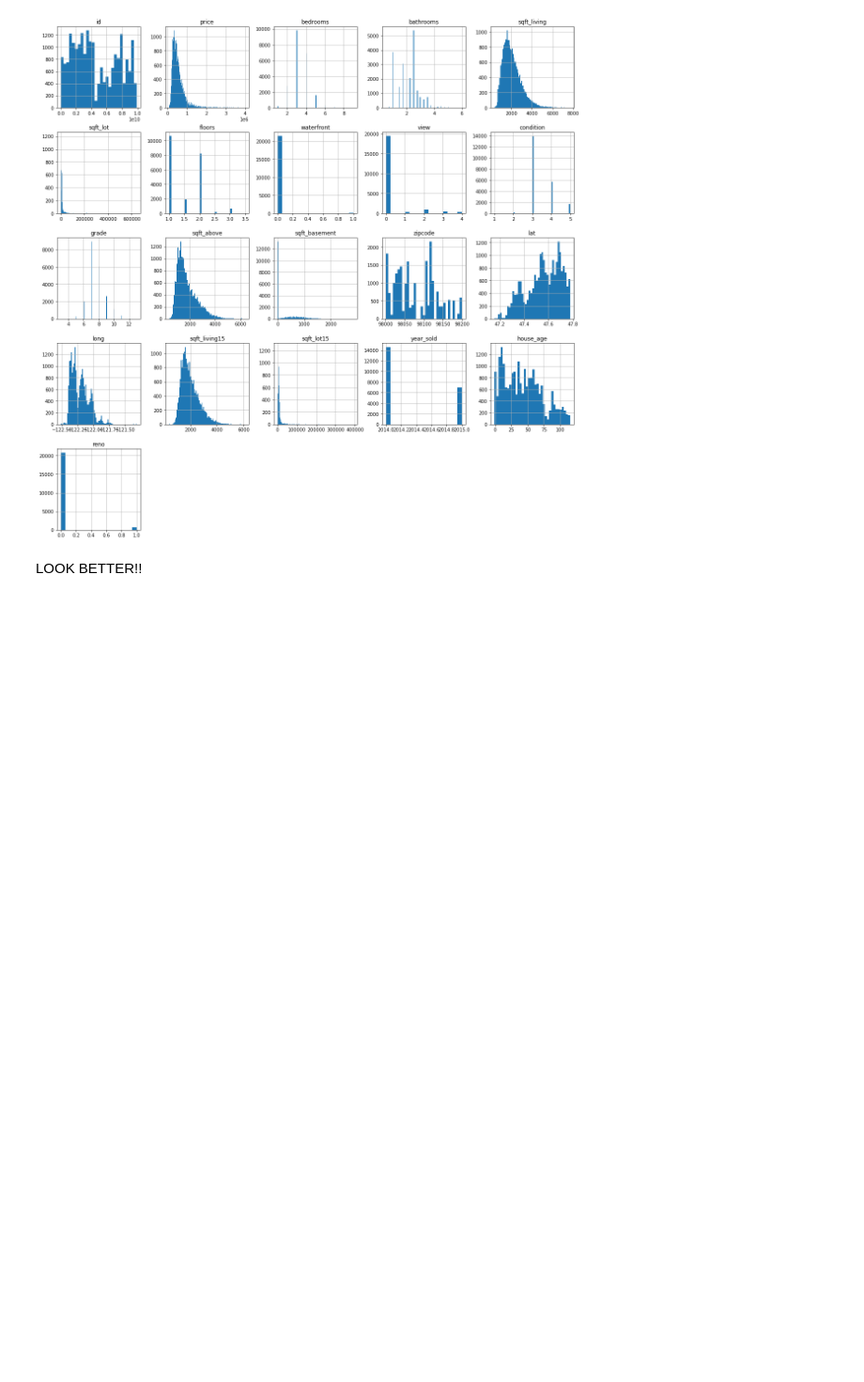
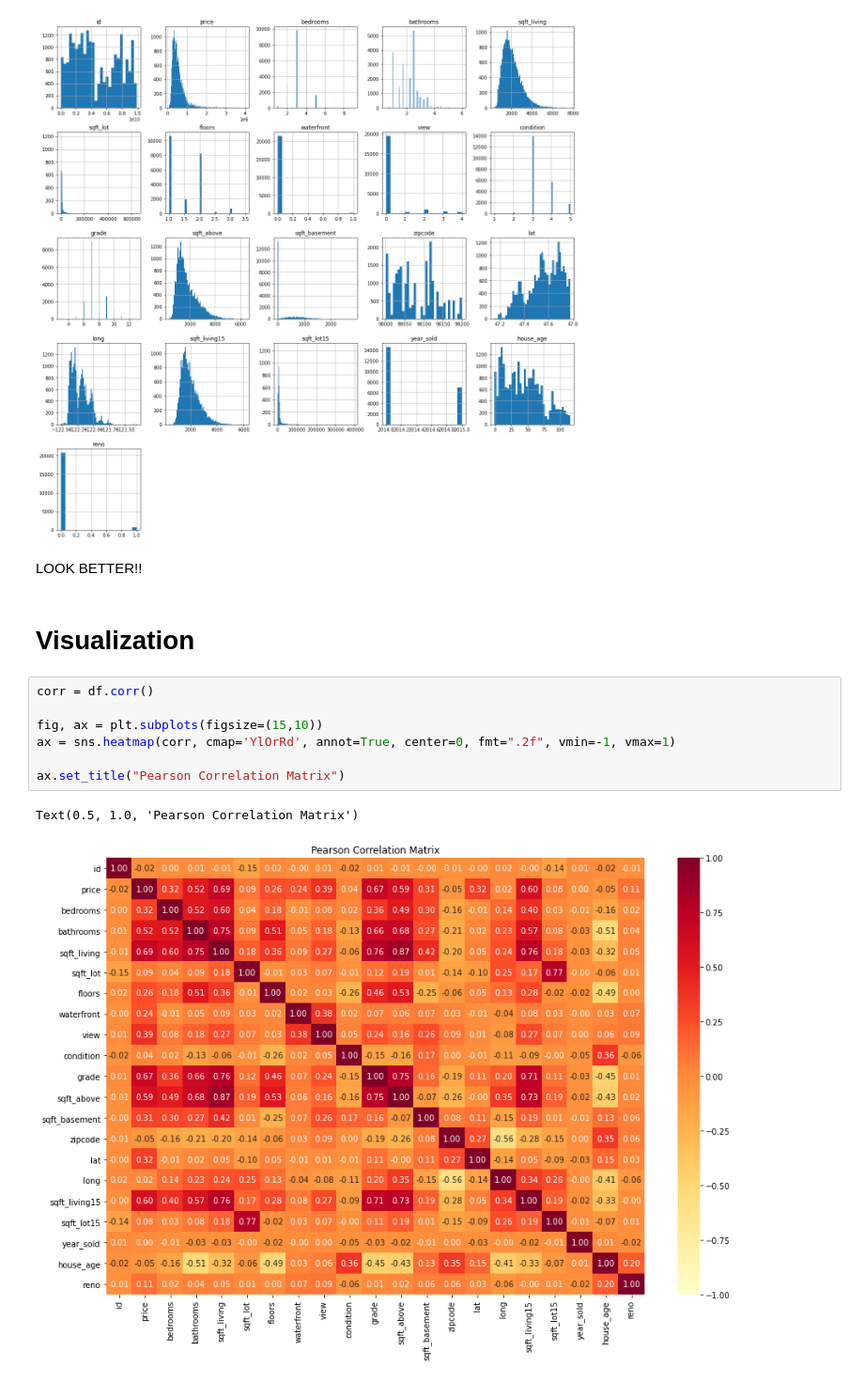
Before and after one commit to GeorgeFerre/phase_2_project_vac_pandas, a Jupyter notebook: data_cleaned.ipynb, the cells around one changed output. Shown: that part at 94% size. Cells and saved outputs as stored; diff of their text form; blank space fills up the shorter version.

```diff
--- a/data_cleaned.ipynb
+++ b/data_cleaned.ipynb
@@ -430,3 +432,15 @@ array([[<AxesSubplot:title={'center':'id'}>,
 [figure]
 # %% [markdown]
 LOOK BETTER!!
+# %% [markdown]
+# Visualization
+# %%
+corr = df.corr()
+
+fig, ax = plt.subplots(figsize=(15,10))
+ax = sns.heatmap(corr, cmap='YlOrRd', annot=True, center=0, fmt=".2f", vmin=-1, vmax=1)
+
+ax.set_title("Pearson Correlation Matrix")
+# %% [output]
+Text(0.5, 1.0, 'Pearson Correlation Matrix')
+[figure, added]
```
Also changed, not shown: parts of 4 cells of this notebook.
